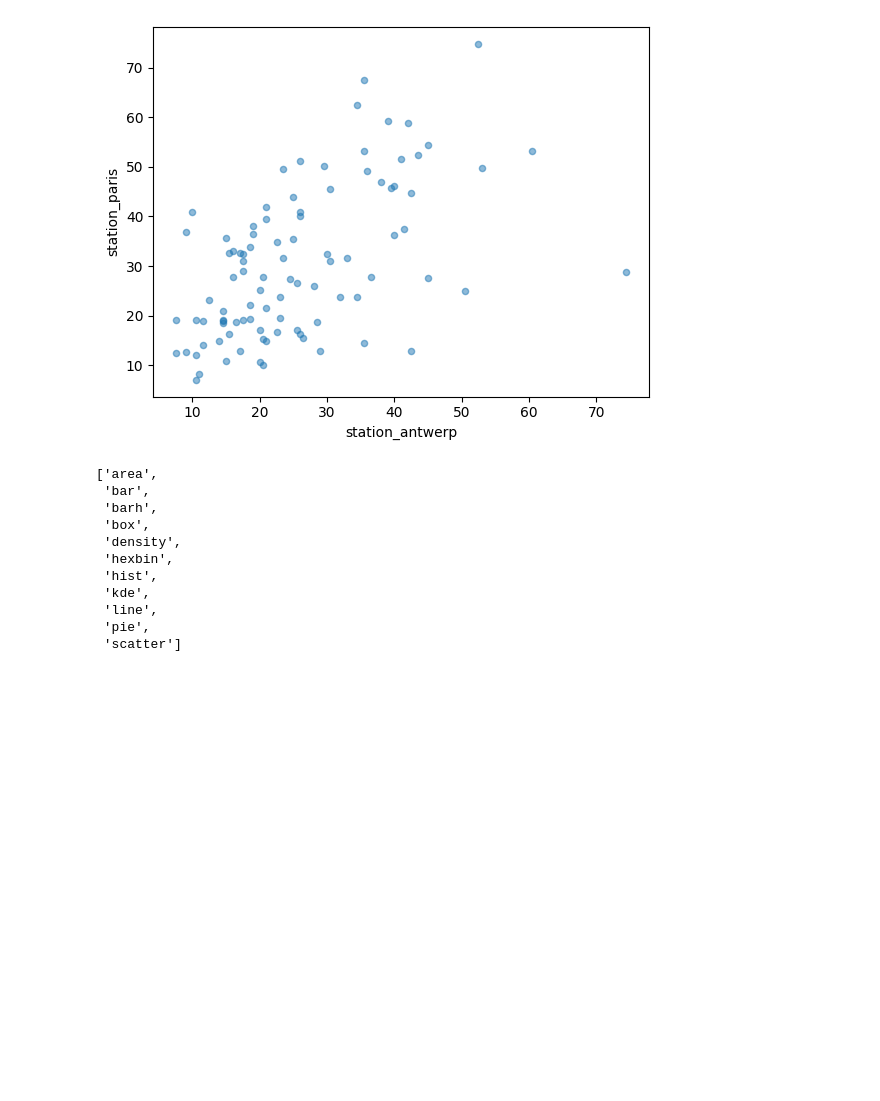
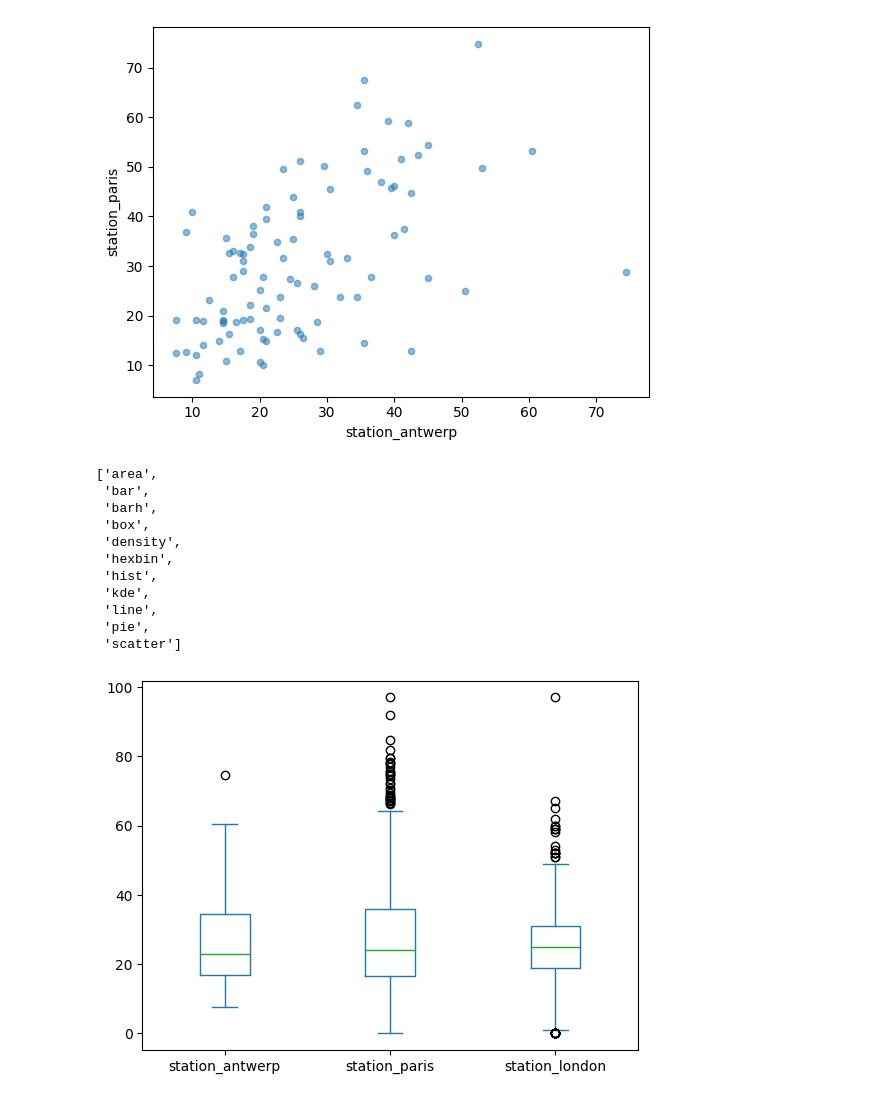
Before and after one commit to mngugi/Work_Book_Projects, a Jupyter notebook: Air_Quality.ipynb, the cells around one changed output. Saved outputs shown, nothing was run; the diff lists cells and outputs as text; code cells hidden in the pictures; blank space fills up the shorter version.

```diff
--- a/Air_Quality.ipynb
+++ b/Air_Quality.ipynb
@@ -88,3 +91,8 @@ plt.show()
  'line',
  'pie',
  'scatter']
+# %%
+dt.plot.box()
+plt.show()
+# %% [output]
+[figure, added]
```
Also changed, not shown: parts of 9 cells of this notebook.
